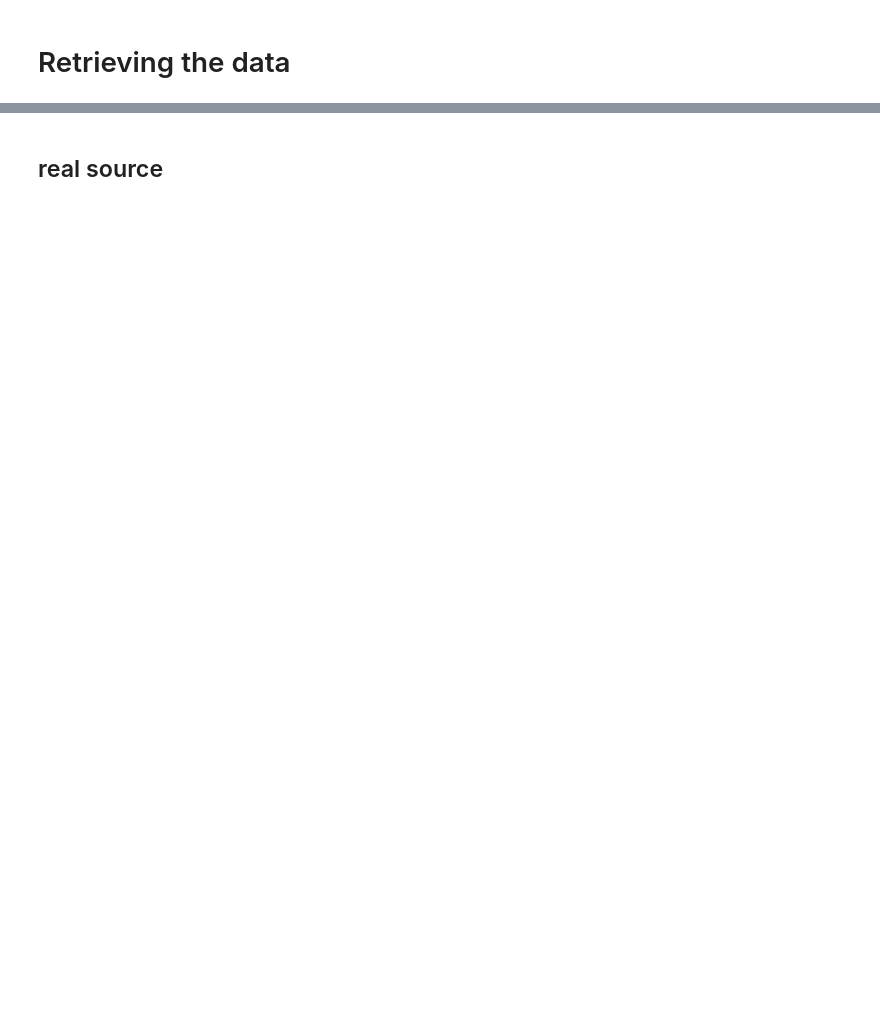
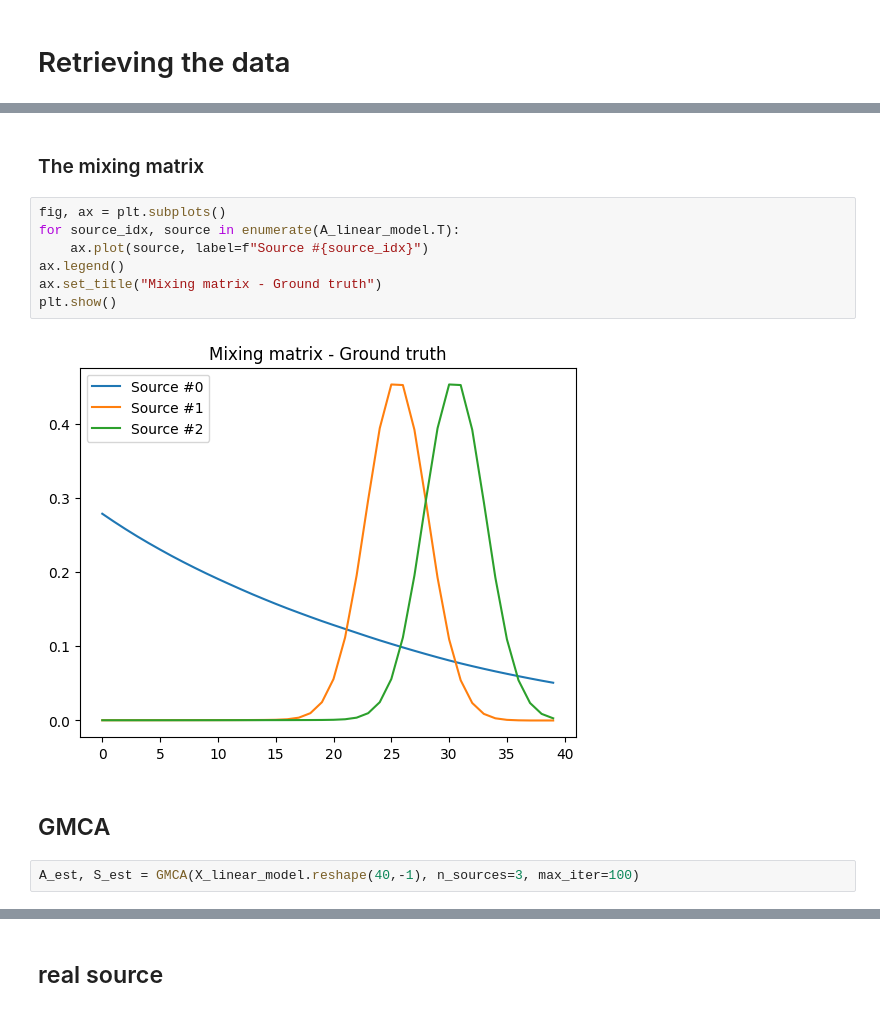
Before and after one commit to plbrbr/bss-project-2024, a Jupyter notebook: experiments.ipynb, the cells around one changed output, grey strips where cells are left out. Saved outputs shown, nothing was run; the diff lists cells and outputs as text; blank space fills up the shorter version.

```diff
--- a/experiments.ipynb
+++ b/experiments.ipynb
@@ -29,0 +58,15 @@ X_real_data: (40, 256, 256)
+# %% [markdown]
+### The mixing matrix
+# %%
+fig, ax = plt.subplots()
+for source_idx, source in enumerate(A_linear_model.T):
+    ax.plot(source, label=f"Source #{source_idx}")
+ax.legend()
+ax.set_title("Mixing matrix - Ground truth")
+plt.show()
+# %% [output]
+[figure, added]
+# %% [markdown]
+## GMCA
+# %%
+A_est, S_est = GMCA(X_linear_model.reshape(40,-1), n_sources=3, max_iter=100)
```
Also changed, not shown: parts of 32 cells of this notebook, 3 other files.
